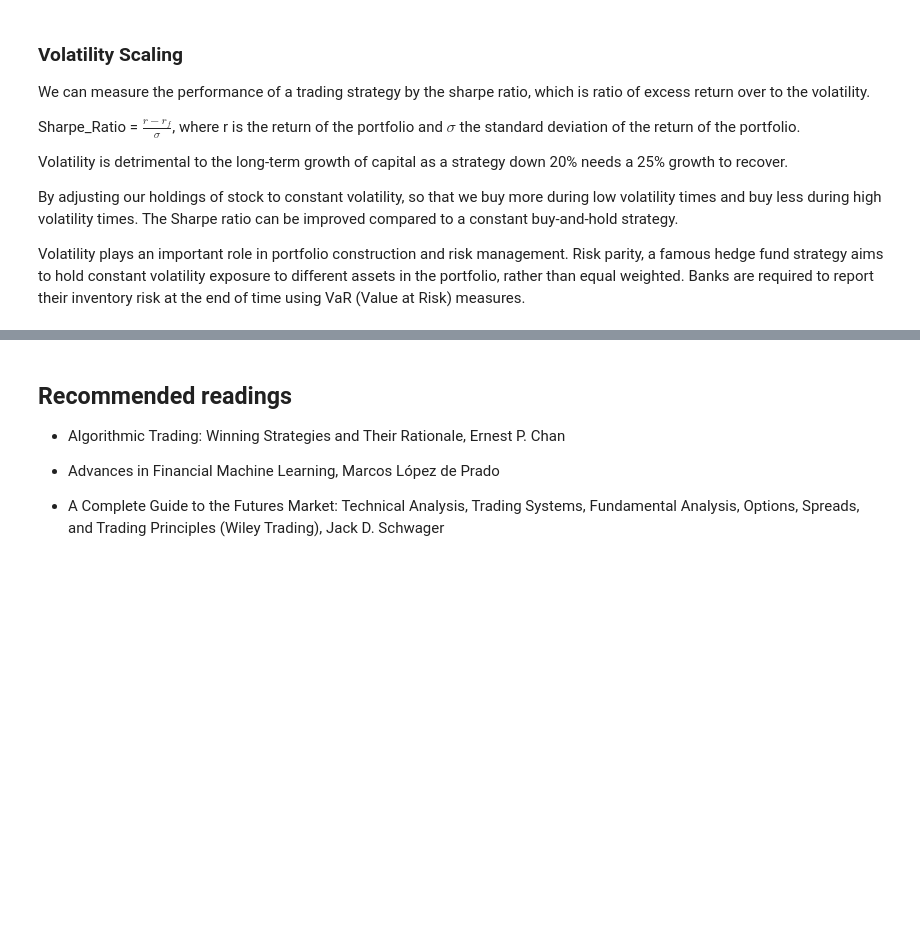
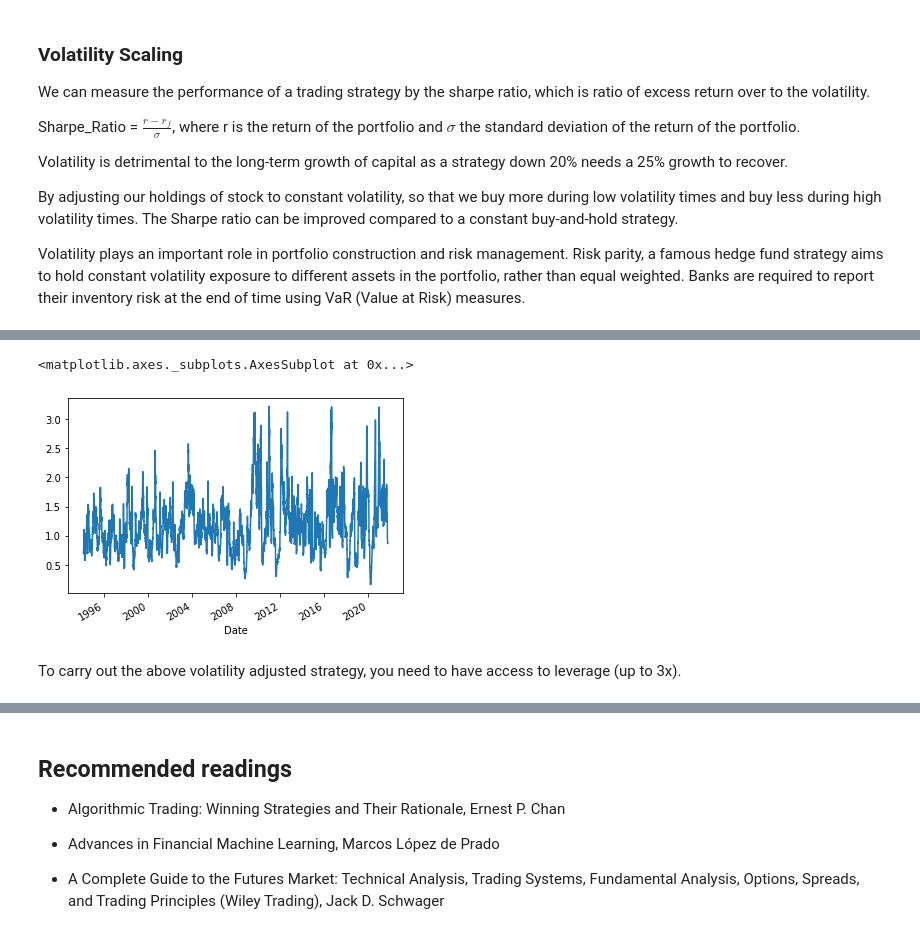
Before and after one commit to algotradingsoc/pedlar_2020, a Jupyter notebook: Notebook/Algosoc_2021_Ch1.ipynb, the cells around one changed output, grey strips where cells are left out. Saved outputs shown, nothing was run; the diff lists cells and outputs as text; code cells hidden in the pictures; blank space fills up the shorter version.

```diff
--- a/Notebook/Algosoc_2021_Ch1.ipynb
+++ b/Notebook/Algosoc_2021_Ch1.ipynb
@@ -176,0 +194,7 @@ hist['vol_adj_return'].mean() / hist['vol_adj_return'].std()
+# %%
+hist['vol_port_size'].plot()
+# %% [output]
+<matplotlib.axes._subplots.AxesSubplot at 0x...>
+[figure, added]
+# %% [markdown]
+To carry out the above volatility adjusted strategy, you need to have access to leverage (up to 3x).
```
Also changed, not shown: parts of 58 cells of this notebook.
